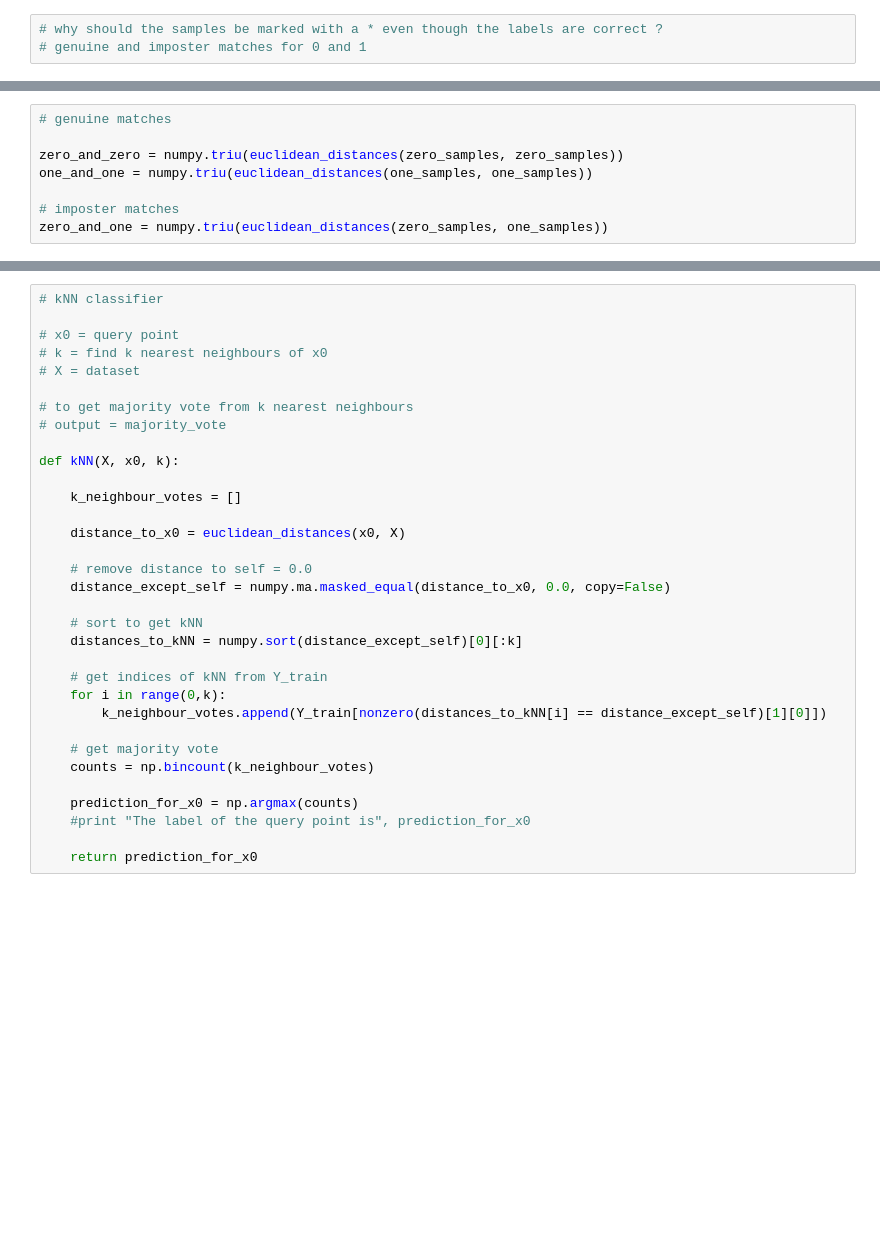
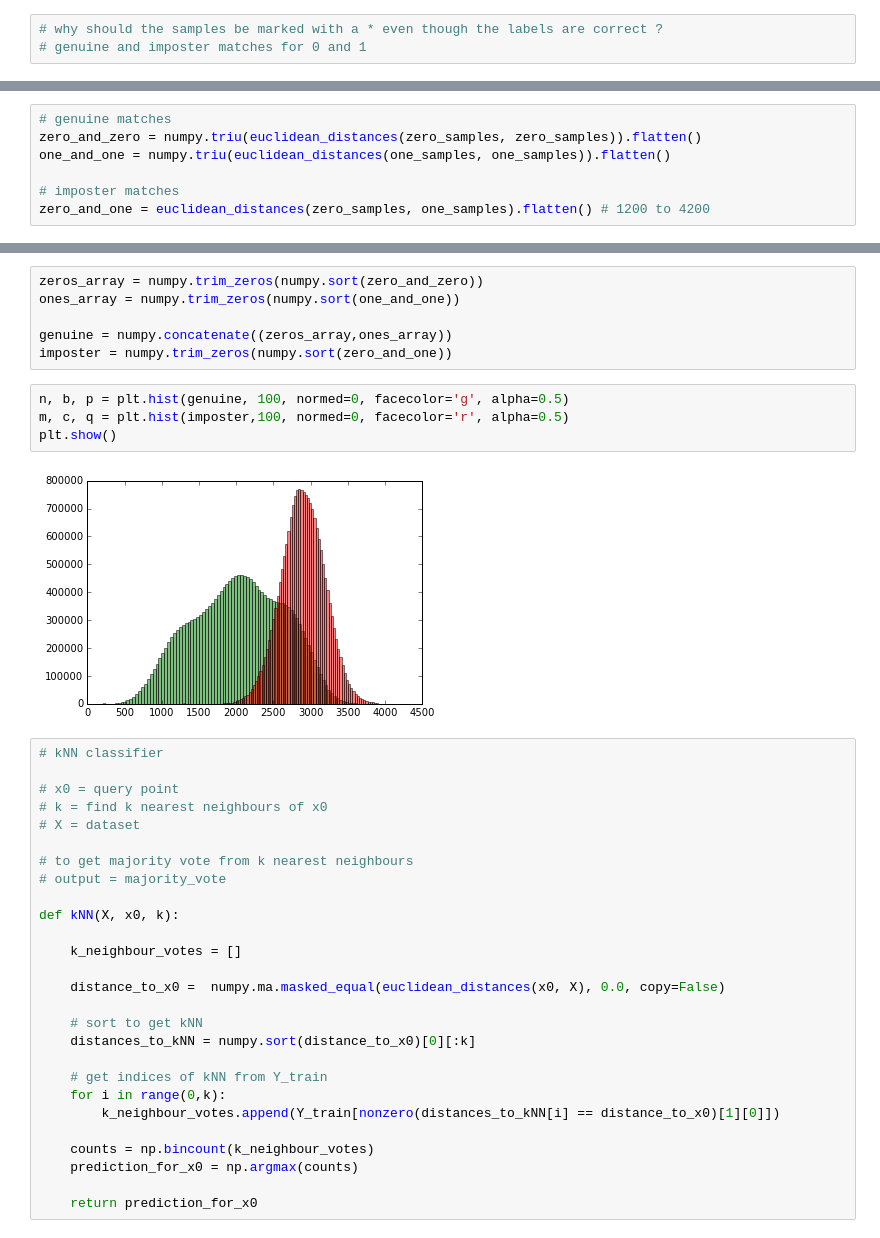
Before and after one commit to sindhu732/AML, a Jupyter notebook: Assignment 1/Digit Recognition/zaindabad.ipynb, the cells around one changed output, grey strips where cells are left out. Cells and saved outputs as stored; diff of their text form; blank space fills up the shorter version.

```diff
--- a/Assignment 1/Digit Recognition/zaindabad.ipynb
+++ b/Assignment 1/Digit Recognition/zaindabad.ipynb
@@ -121,8 +117,7 @@ print one_samples.shape
 # %%
 # genuine matches
-
-zero_and_zero = numpy.triu(euclidean_distances(zero_samples, zero_samples))
-one_and_one = numpy.triu(euclidean_distances(one_samples, one_samples))
+zero_and_zero = numpy.triu(euclidean_distances(zero_samples, zero_samples)).flatten()
+one_and_one = numpy.triu(euclidean_distances(one_samples, one_samples)).flatten()
 
 # imposter matches
-zero_and_one = numpy.triu(euclidean_distances(zero_samples, one_samples))
+zero_and_one = euclidean_distances(zero_samples, one_samples).flatten() # 1200 to 4200
@@ -138,3 +124,15 @@ zeros = zero_and_one.reshape([1,19354288])
+# %%
+zeros_array = numpy.trim_zeros(numpy.sort(zero_and_zero))
+ones_array = numpy.trim_zeros(numpy.sort(one_and_one))
+
+genuine = numpy.concatenate((zeros_array,ones_array))
+imposter = numpy.trim_zeros(numpy.sort(zero_and_one))
+# %%
+n, b, p = plt.hist(genuine, 100, normed=0, facecolor='g', alpha=0.5)
+m, c, q = plt.hist(imposter,100, normed=0, facecolor='r', alpha=0.5)
+plt.show()
+# %% [output]
+[figure, added]
 # %%
 # kNN classifier
 
@@ -149,23 +147,17 @@ def kNN(X, x0, k):
 
     k_neighbour_votes = []
 
-    distance_to_x0 = euclidean_distances(x0, X)
-
-    # remove distance to self = 0.0
-    distance_except_self = numpy.ma.masked_equal(distance_to_x0, 0.0, copy=False)
+    distance_to_x0 =  numpy.ma.masked_equal(euclidean_distances(x0, X), 0.0, copy=False)
 
     # sort to get kNN
-    distances_to_kNN = numpy.sort(distance_except_self)[0][:k]
+    distances_to_kNN = numpy.sort(distance_to_x0)[0][:k]
 
     # get indices of kNN from Y_train
     for i in range(0,k):
-        k_neighbour_votes.append(Y_train[nonzero(distances_to_kNN[i] == distance_except_self)[1][0]])
+        k_neighbour_votes.append(Y_train[nonzero(distances_to_kNN[i] == distance_to_x0)[1][0]])
 
-    # get majority vote
     counts = np.bincount(k_neighbour_votes)
-
     prediction_for_x0 = np.argmax(counts)
-    #print "The label of the query point is", prediction_for_x0
 
     return prediction_for_x0
 # %%
```
Also changed, not shown: parts of 16 cells of this notebook.
